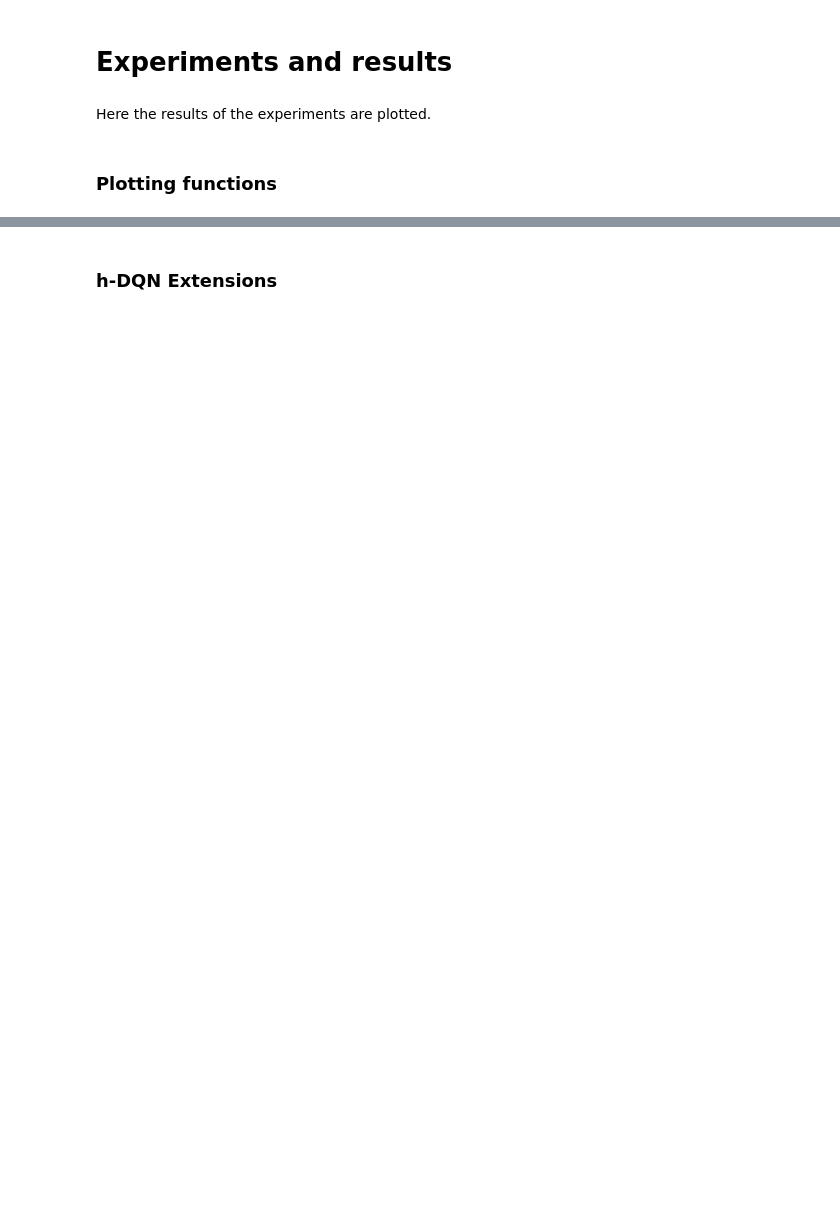
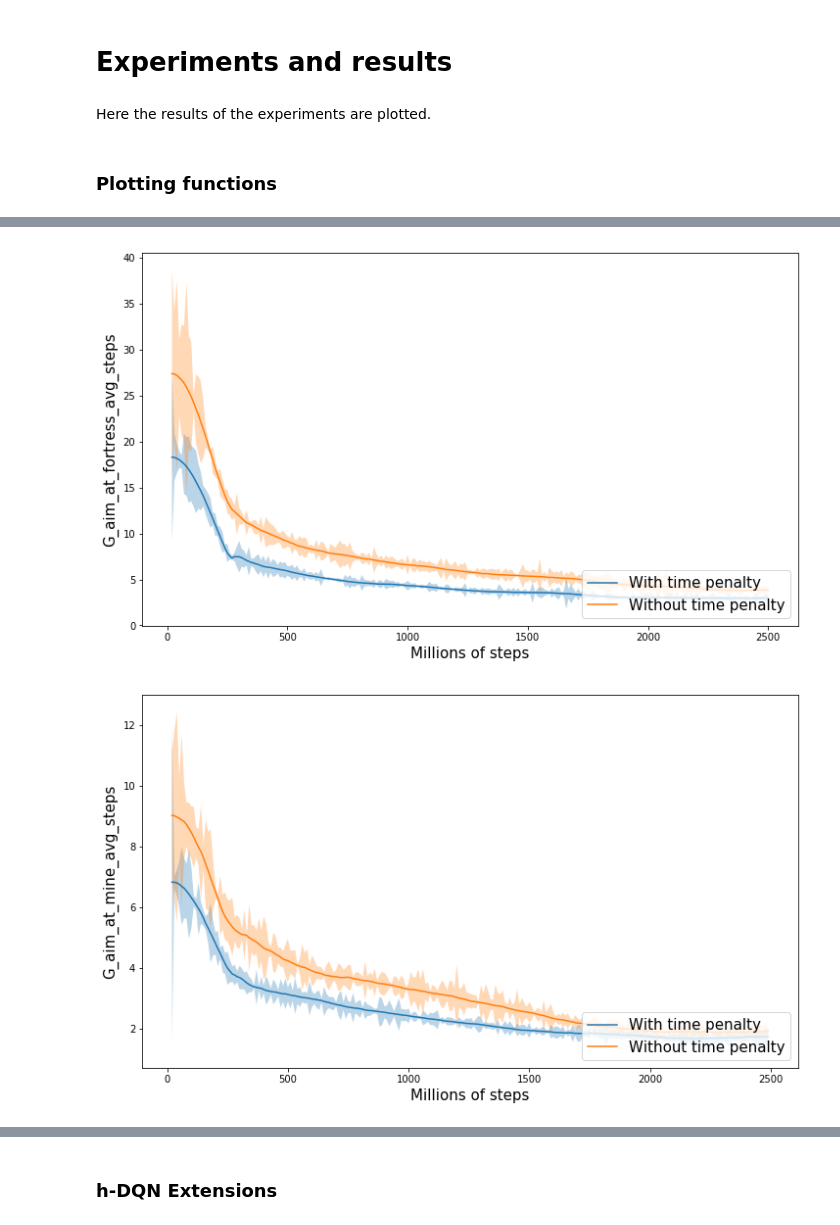
Before and after one commit to hipoglucido/Hierarchical-DRL-Tensorflow, a Jupyter notebook: visualize_results.ipynb, the cells around one changed output, grey strips where cells are left out. Saved outputs shown, nothing was run; the diff lists cells and outputs as text; code cells hidden in the pictures; blank space fills up the shorter version.

```diff
--- a/visualize_results.ipynb
+++ b/visualize_results.ipynb
@@ -145,0 +223,6 @@ scalar_key = 'avg_ep_reward'
+# %%
+for datas in datass:
+    make_plot(datas, labels, time = False)
+# %% [output]
+[figure, added]
+[figure, added]
```
Also changed, not shown: parts of 18 cells of this notebook.
